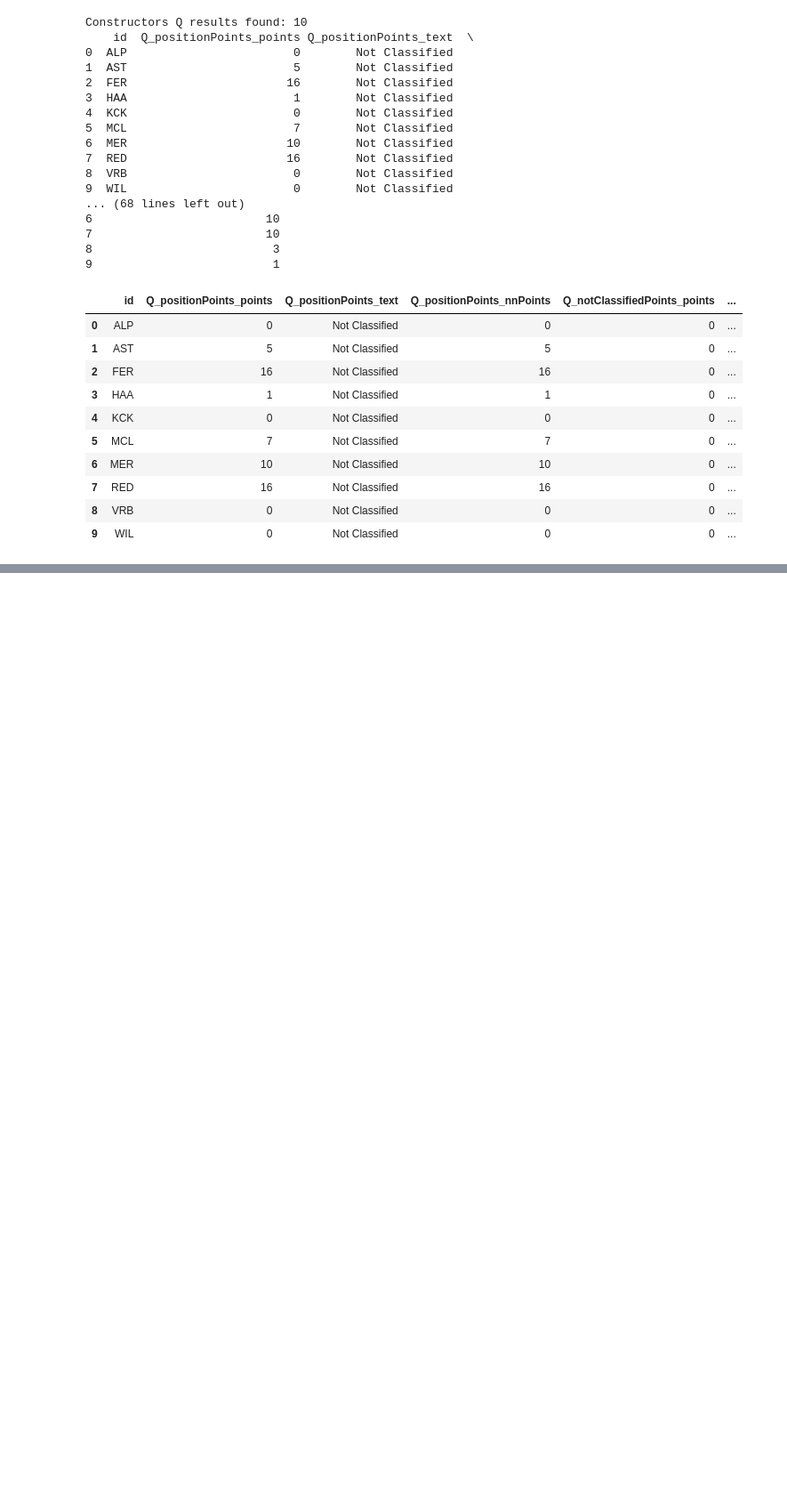
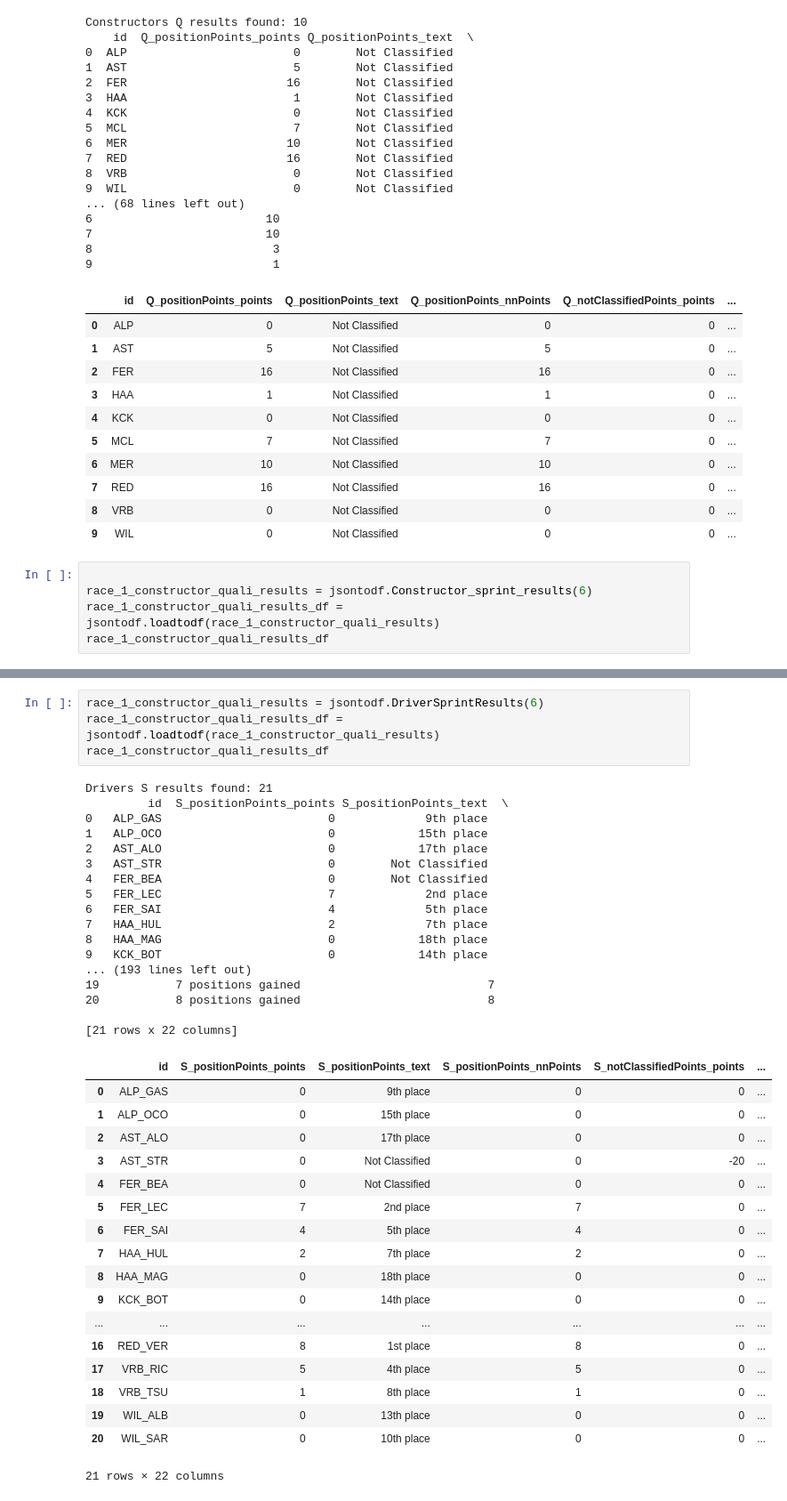
Before and after one commit to Buluma-Ke/F1-Fantasy-tool, a Jupyter notebook: transform.ipynb, the cells around one changed output, grey strips where cells are left out. Shown at 89% size. Cells and saved outputs as stored; diff of their text form; blank space fills up the shorter version.

Commit message:
bug in driver result method

```diff
--- a/transform.ipynb
+++ b/transform.ipynb
@@ -16227,3 +269,8 @@ Constructors Q results found: 10
 | 7 | RED | 16 | Not Classified | 16 | 0 | ... |
 | 8 | VRB | 0 | Not Classified | 0 | 0 | ... |
 | 9 | WIL | 0 | Not Classified | 0 | 0 | ... |
+# %%
+
+race_1_constructor_quali_results = jsontodf.Constructor_sprint_results(6)
+race_1_constructor_quali_results_df = jsontodf.loadtodf(race_1_constructor_quali_results)
+race_1_constructor_quali_results_df
@@ -16229,0 +307,40 @@ Constructors Q results found: 10
+# %%
+race_1_constructor_quali_results = jsontodf.DriverSprintResults(6)
+race_1_constructor_quali_results_df = jsontodf.loadtodf(race_1_constructor_quali_results)
+race_1_constructor_quali_results_df
+# %% [output]
+Drivers S results found: 21
+         id  S_positionPoints_points S_positionPoints_text  \
+0   ALP_GAS                        0             9th place
+1   ALP_OCO                        0            15th place
+2   AST_ALO                        0            17th place
+3   AST_STR                        0        Not Classified
+4   FER_BEA                        0        Not Classified
+5   FER_LEC                        7             2nd place
+6   FER_SAI                        4             5th place
+7   HAA_HUL                        2             7th place
+8   HAA_MAG                        0            18th place
+9   KCK_BOT                        0            14th place
+... (193 lines left out)
+19           7 positions gained                           7
+20           8 positions gained                           8
+
+[21 rows x 22 columns]
+|  | id | S_positionPoints_points | S_positionPoints_text | S_positionPoints_nnPoints | S_notClassifiedPoints_points | ... |
+| 0 | ALP_GAS | 0 | 9th place | 0 | 0 | ... |
+| 1 | ALP_OCO | 0 | 15th place | 0 | 0 | ... |
+| 2 | AST_ALO | 0 | 17th place | 0 | 0 | ... |
+| 3 | AST_STR | 0 | Not Classified | 0 | -20 | ... |
+| 4 | FER_BEA | 0 | Not Classified | 0 | 0 | ... |
+| 5 | FER_LEC | 7 | 2nd place | 7 | 0 | ... |
+| 6 | FER_SAI | 4 | 5th place | 4 | 0 | ... |
+| 7 | HAA_HUL | 2 | 7th place | 2 | 0 | ... |
+| 8 | HAA_MAG | 0 | 18th place | 0 | 0 | ... |
+| 9 | KCK_BOT | 0 | 14th place | 0 | 0 | ... |
+| ... | ... | ... | ... | ... | ... | ... |
+| 16 | RED_VER | 8 | 1st place | 8 | 0 | ... |
+| 17 | VRB_RIC | 5 | 4th place | 5 | 0 | ... |
+| 18 | VRB_TSU | 1 | 8th place | 1 | 0 | ... |
+| 19 | WIL_ALB | 0 | 13th place | 0 | 0 | ... |
+| 20 | WIL_SAR | 0 | 10th place | 0 | 0 | ... |
+21 rows × 22 columns
```
Also changed, not shown: parts of 2 cells of this notebook, 2 other files.
